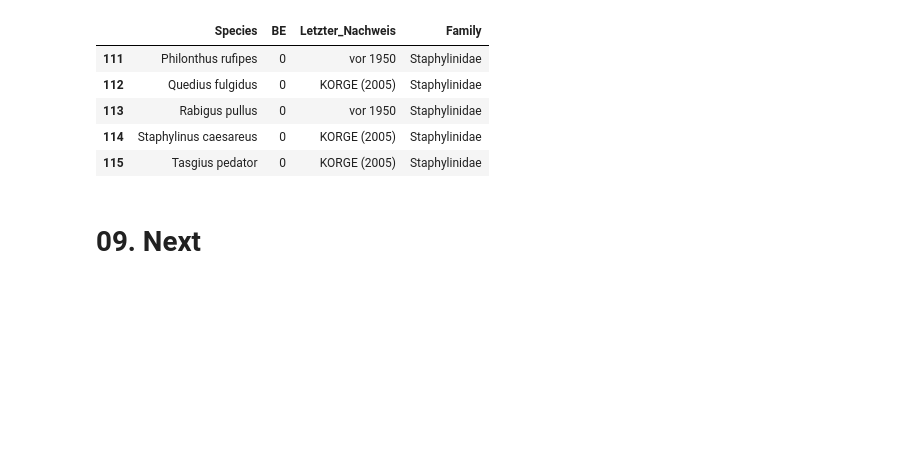
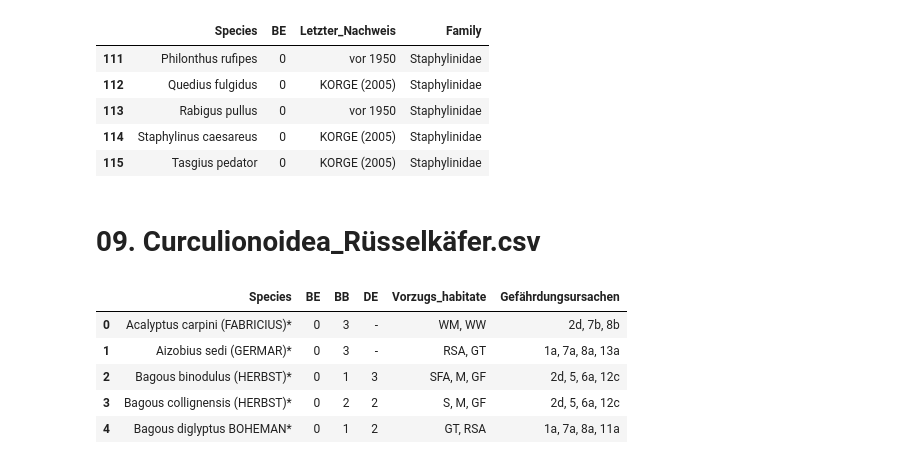
Before and after one commit to Zzzhenya/Berlin-red-list, a Jupyter notebook: Transformation/Raw_csv/Insecta.ipynb, the cells around one changed output. Saved outputs shown, nothing was run; the diff lists cells and outputs as text; code cells hidden in the pictures; blank space fills up the shorter version.

```diff
--- a/Transformation/Raw_csv/Insecta.ipynb
+++ b/Transformation/Raw_csv/Insecta.ipynb
@@ -1313,4 +1313,16 @@ df.tail()
 df.to_csv('../../Transformation/Data_cleaning_step1/Coleoptera_Staphylinoidea_Histeridae_Stutzkäfer.csv',
           index=False)
 # %% [markdown]
-# 09. Next
+# 09. Curculionoidea_Rüsselkäfer.csv
+# %%
+# Read file into dataframe
+
+df = pd.read_csv('Curculionoidea_Rüsselkäfer.csv')
+df.head()
+# %% [output]
+|  | Species | BE | BB | DE | Vorzugs_habitate | Gefährdungsursachen |
+| 0 | Acalyptus carpini (FABRICIUS)* | 0 | 3 | - | WM, WW | 2d, 7b, 8b |
+| 1 | Aizobius sedi (GERMAR)* | 0 | 3 | - | RSA, GT | 1a, 7a, 8a, 13a |
+| 2 | Bagous binodulus (HERBST)* | 0 | 1 | 3 | SFA, M, GF | 2d, 5, 6a, 12c |
+| 3 | Bagous collignensis (HERBST)* | 0 | 2 | 2 | S, M, GF | 2d, 5, 6a, 12c |
+| 4 | Bagous diglyptus BOHEMAN* | 0 | 1 | 2 | GT, RSA | 1a, 7a, 8a, 11a |
```
Also changed, not shown: parts of 8 cells of this notebook.
